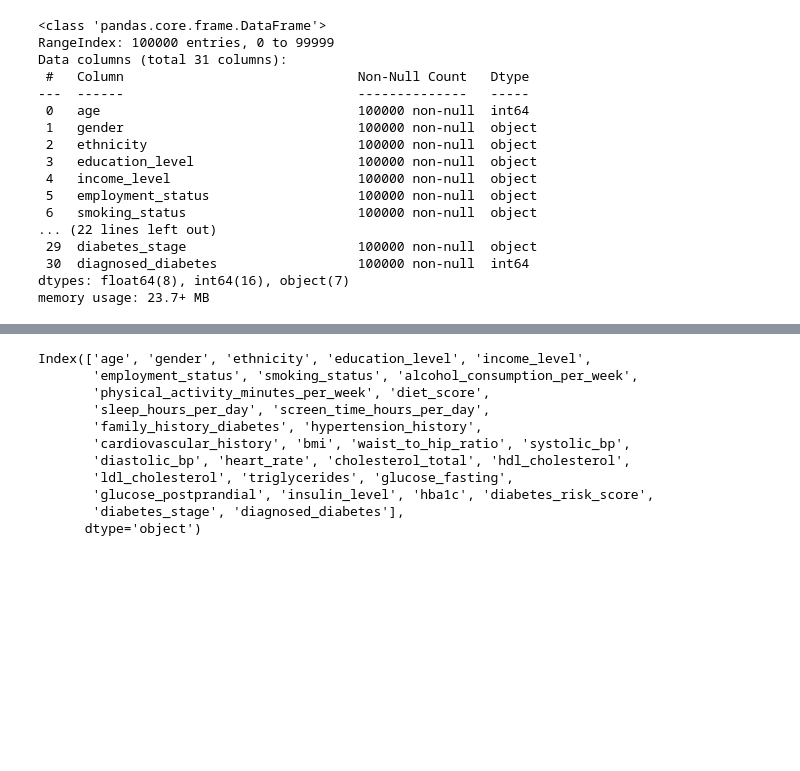
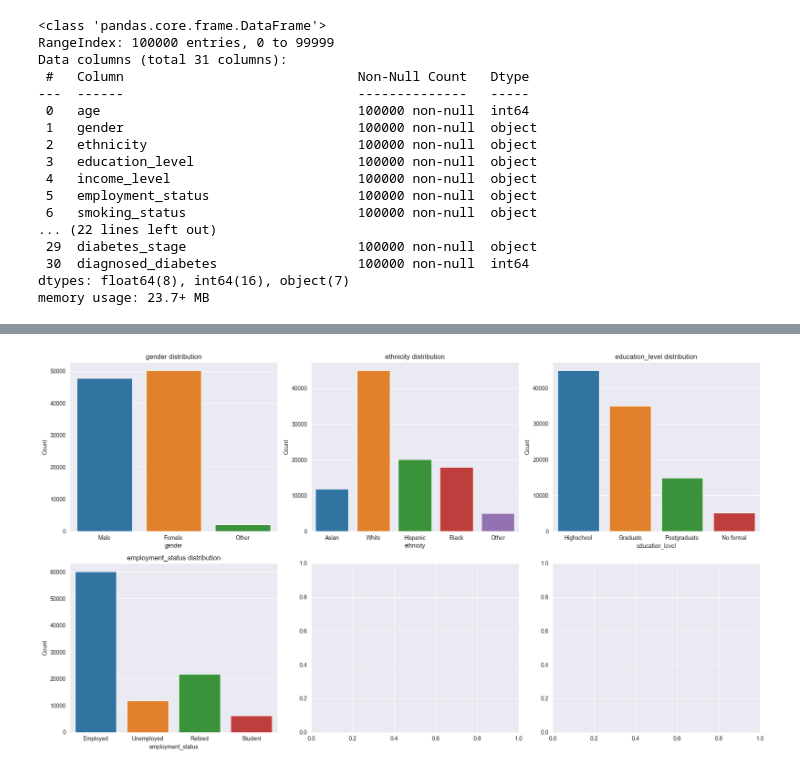
Before and after one commit to plamensve/diabets_health_indicators, a Jupyter notebook: notebooks/01_overview.ipynb, the cells around one changed output, grey strips where cells are left out. Saved outputs shown, nothing was run; the diff lists cells and outputs as text; code cells hidden in the pictures; blank space fills up the shorter version.

Commit message:
ADD: function to show selected plots

```diff
--- a/notebooks/01_overview.ipynb
+++ b/notebooks/01_overview.ipynb
@@ -243,14 +63,0 @@ numeric_data.describe()
-# %%
-data.columns
-# %% [output]
-Index(['age', 'gender', 'ethnicity', 'education_level', 'income_level',
-       'employment_status', 'smoking_status', 'alcohol_consumption_per_week',
-       'physical_activity_minutes_per_week', 'diet_score',
-       'sleep_hours_per_day', 'screen_time_hours_per_day',
-       'family_history_diabetes', 'hypertension_history',
-       'cardiovascular_history', 'bmi', 'waist_to_hip_ratio', 'systolic_bp',
-       'diastolic_bp', 'heart_rate', 'cholesterol_total', 'hdl_cholesterol',
-       'ldl_cholesterol', 'triglycerides', 'glucose_fasting',
-       'glucose_postprandial', 'insulin_level', 'hba1c', 'diabetes_risk_score',
-       'diabetes_stage', 'diagnosed_diabetes'],
-      dtype='object')
@@ -258,0 +64,20 @@ Index(['age', 'gender', 'ethnicity', 'education_level', 'income_level',
+# %%
+categorical_features = ['gender', 'ethnicity', 'education_level', 'employment_status']
+# %%
+def feature_distribution(dataset, features, cols=3):
+    rows = (len(features) + cols - 1) // cols
+    fig, axes = plt.subplots(rows, cols, figsize=(6 * cols, 5 * rows))
+    axes = axes.flatten()
+
+    for i, feature in enumerate(features):
+        sns.countplot(x=feature, hue=feature, data=dataset, ax=axes[i])
+        axes[i].set_title(f'{feature} distribution')
+        axes[i].set_xlabel(feature)
+        axes[i].set_ylabel('Count')
+
+    plt.tight_layout()
+    plt.show()
+# %%
+feature_distribution(data, categorical_features, cols=3)
+# %% [output]
+[figure, added]
```
Also changed, not shown: parts of 17 cells of this notebook.
